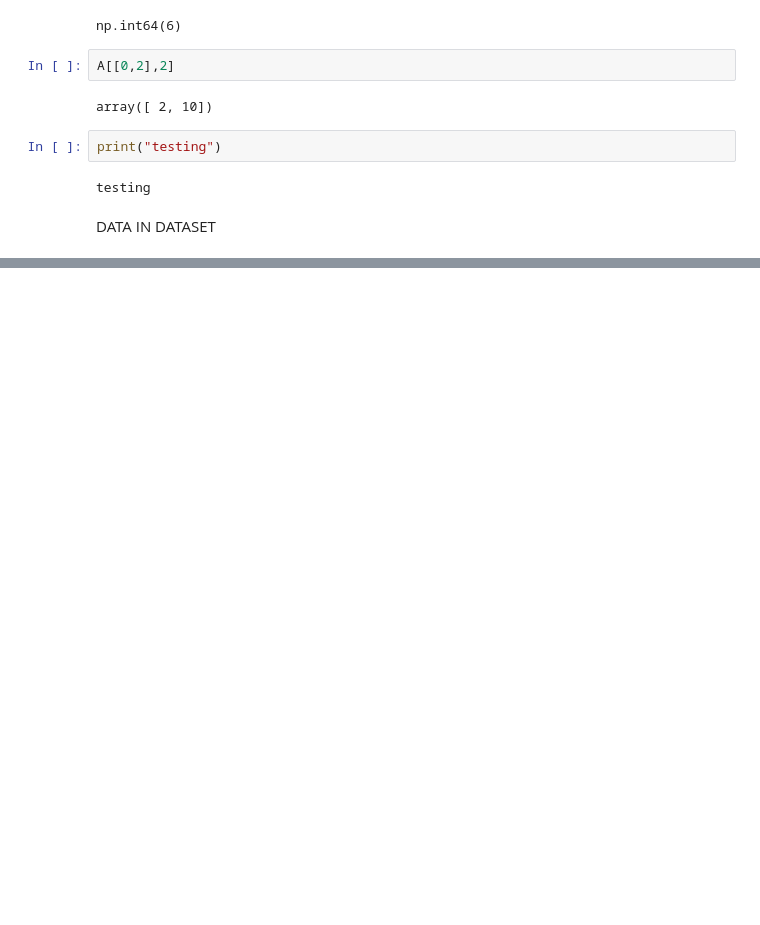
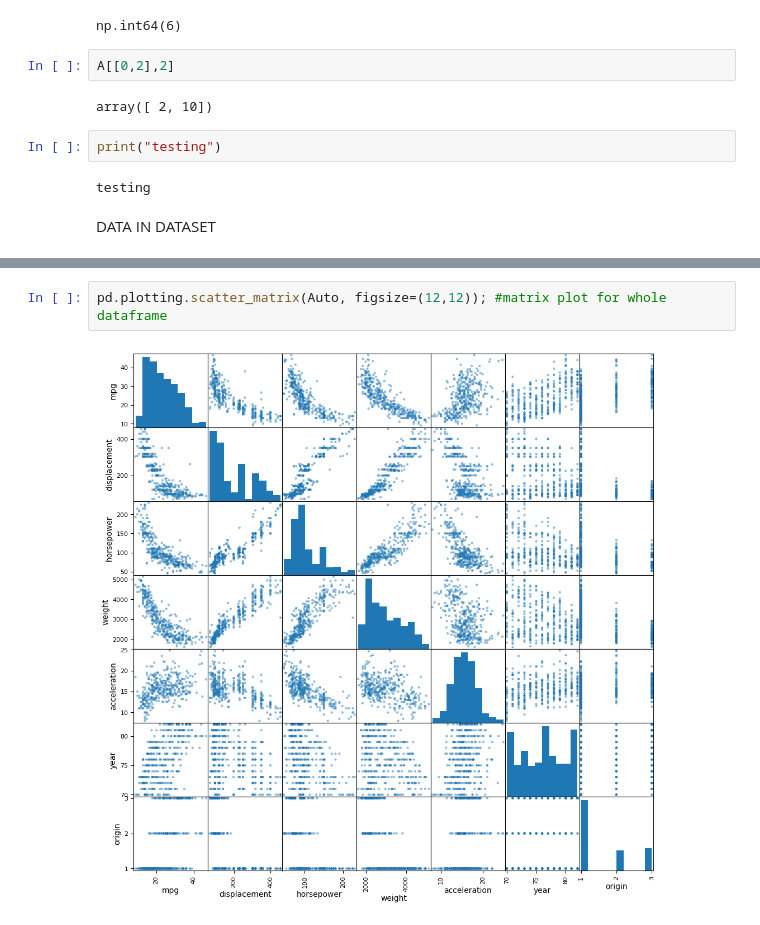
Before and after one commit to PrateekMinhas09/Data-Statistics-and-modeling-w-Python, a Jupyter notebook: Statistical_Learning: Ch2/Lab.ipynb, the cells around one changed output, grey strips where cells are left out. Saved outputs shown, nothing was run; the diff lists cells and outputs as text; blank space fills up the shorter version.

```diff
--- a/Statistical_Learning: Ch2/Lab.ipynb
+++ b/Statistical_Learning: Ch2/Lab.ipynb
@@ -476,0 +588,4 @@ DATA IN DATASET
+# %%
+pd.plotting.scatter_matrix(Auto, figsize=(12,12)); #matrix plot for whole dataframe
+# %% [output]
+[figure, added]
```
Also changed, not shown: parts of 17 cells of this notebook, 1 other file.
